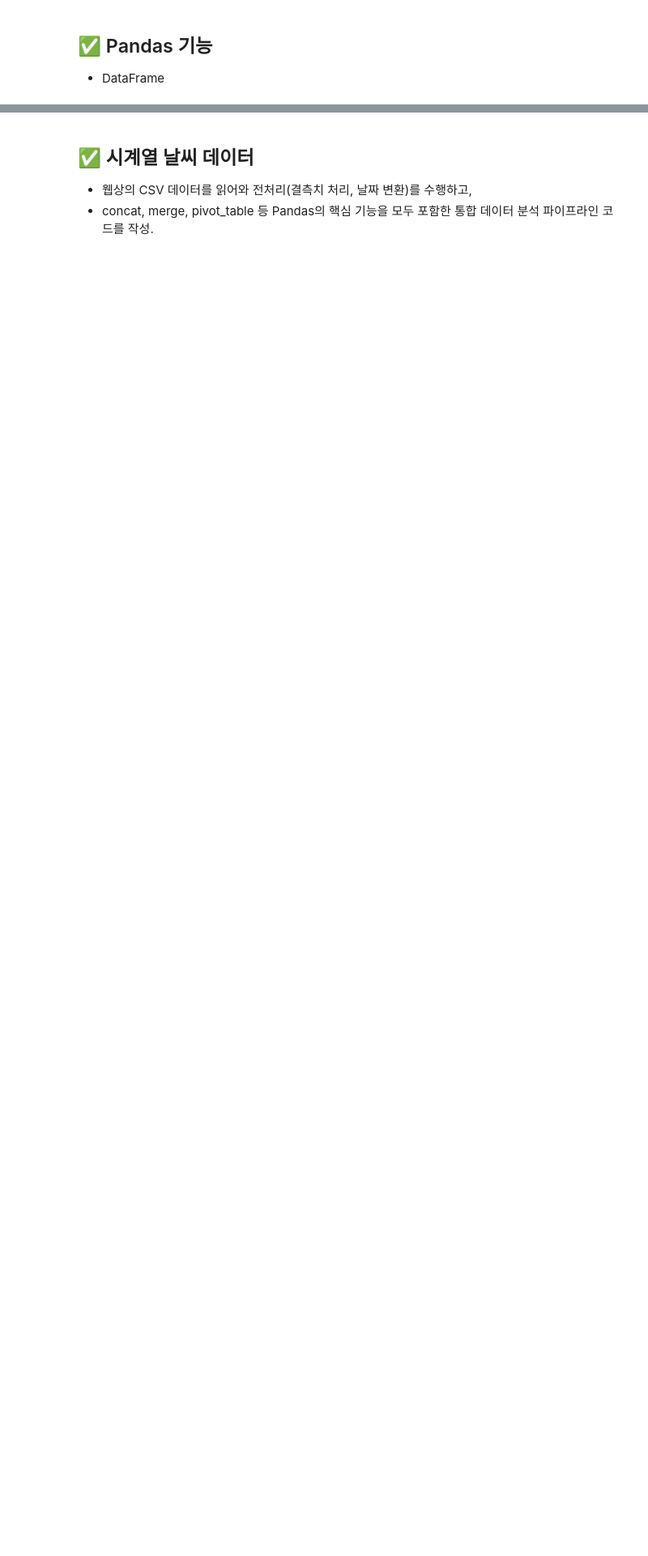
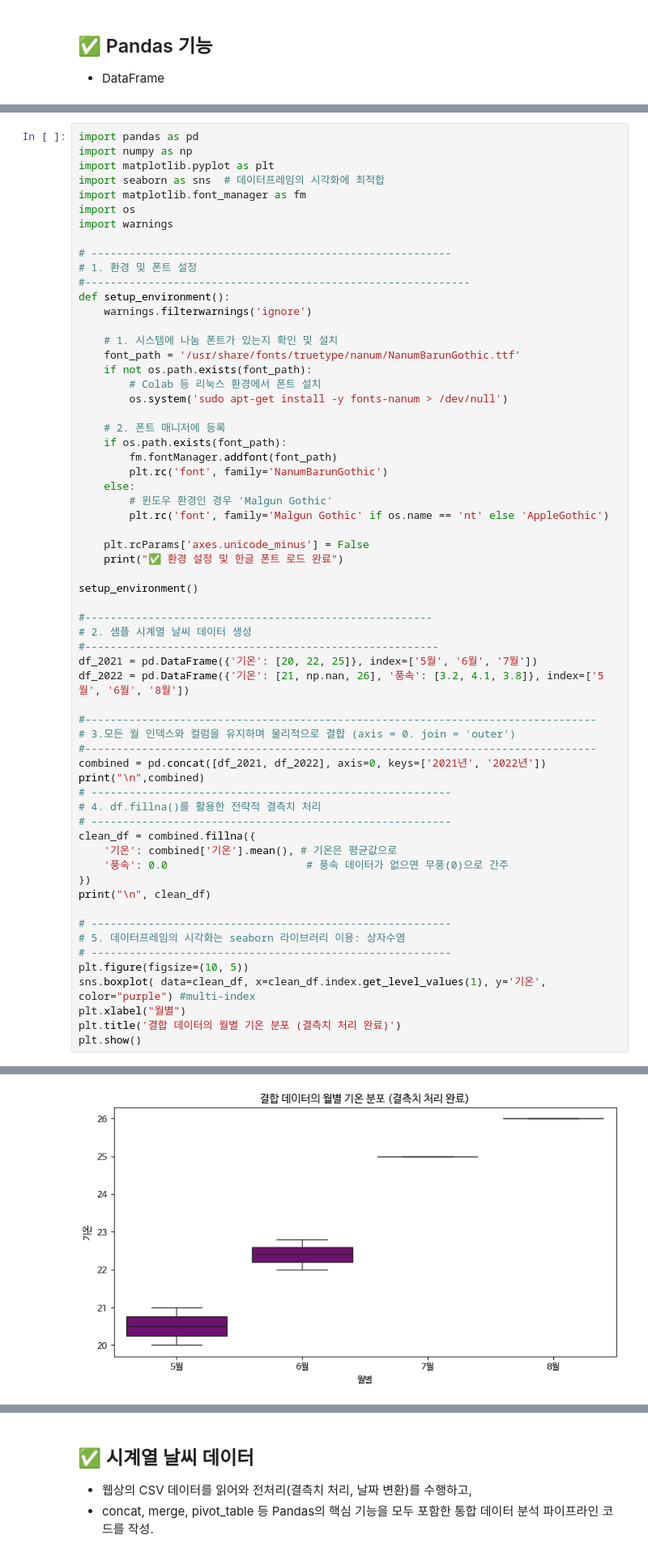
Before and after one commit to seojun779/web_2026_bigdatacomputing, a Jupyter notebook: class_web_pandas.ipynb, the cells around one changed output, grey strips where cells are left out. Shown at 81% size. Saved outputs shown, nothing was run; the diff lists cells and outputs as text; blank space fills up the shorter version.

Commit message:
Colab을 통해 생성됨

```diff
--- a/class_web_pandas.ipynb
+++ b/class_web_pandas.ipynb
@@ -139,0 +285,63 @@ print("\n",df.values) # 넘파이의 2차원 배열
+# %%
+import pandas as pd
+import numpy as np
+import matplotlib.pyplot as plt
+import seaborn as sns  # 데이터프레임의 시각화에 최적합
+import matplotlib.font_manager as fm
+import os
+import warnings
+
+# ---------------------------------------------------------
+# 1. 환경 및 폰트 설정
+#-------------------------------------------------------------
+def setup_environment():
+    warnings.filterwarnings('ignore')
+
+    # 1. 시스템에 나눔 폰트가 있는지 확인 및 설치
+    font_path = '/usr/share/fonts/truetype/nanum/NanumBarunGothic.ttf'
+    if not os.path.exists(font_path):
+        # Colab 등 리눅스 환경에서 폰트 설치
+        os.system('sudo apt-get install -y fonts-nanum > /dev/null')
+
+    # 2. 폰트 매니저에 등록
+    if os.path.exists(font_path):
+        fm.fontManager.addfont(font_path)
+        plt.rc('font', family='NanumBarunGothic')
+    else:
+        # 윈도우 환경인 경우 'Malgun Gothic'
+        plt.rc('font', family='Malgun Gothic' if os.name == 'nt' else 'AppleGothic')
+
+    plt.rcParams['axes.unicode_minus'] = False
+    print("✅ 환경 설정 및 한글 폰트 로드 완료")
+
+setup_environment()
+
+#-------------------------------------------------------
+# 2. 샘플 시계열 날씨 데이터 생성
+#--------------------------------------------------------
+df_2021 = pd.DataFrame({'기온': [20, 22, 25]}, index=['5월', '6월', '7월'])
+df_2022 = pd.DataFrame({'기온': [21, np.nan, 26], '풍속': [3.2, 4.1, 3.8]}, index=['5월', '6월', '8월'])
+
+#---------------------------------------------------------------------------------
+# 3.모든 월 인덱스와 컬럼을 유지하며 물리적으로 결합 (axis = 0. join = 'outer')
+#---------------------------------------------------------------------------------
+combined = pd.concat([df_2021, df_2022], axis=0, keys=['2021년', '2022년'])
+print("\n",combined)
+# ---------------------------------------------------------
+# 4. df.fillna()를 활용한 전략적 결측치 처리
+# ---------------------------------------------------------
+clean_df = combined.fillna({
+    '기온': combined['기온'].mean(), # 기온은 평균값으로
+    '풍속': 0.0                      # 풍속 데이터가 없으면 무풍(0)으로 간주
+})
+print("\n", clean_df)
+
+# ---------------------------------------------------------
+# 5. 데이터프레임의 시각화는 seaborn 라이브러리 이용: 상자수염
+# ---------------------------------------------------------
+plt.figure(figsize=(10, 5))
+sns.boxplot( data=clean_df, x=clean_df.index.get_level_values(1), y='기온', color="purple") #multi-index
+plt.xlabel("월별")
+plt.title('결합 데이터의 월별 기온 분포 (결측치 처리 완료)')
+plt.show()
+# %% [output]
@@ -139,0 +365 @@ print("\n",df.values) # 넘파이의 2차원 배열
+[figure, added]
```
Also changed, not shown: parts of 14 cells of this notebook.
